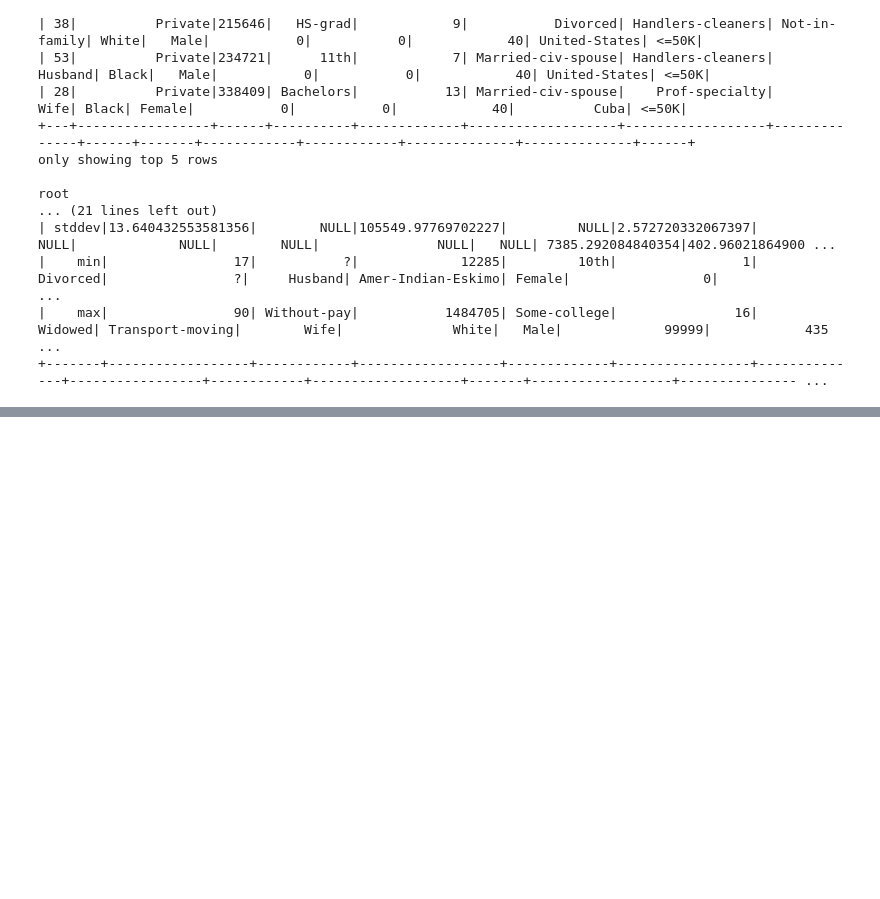
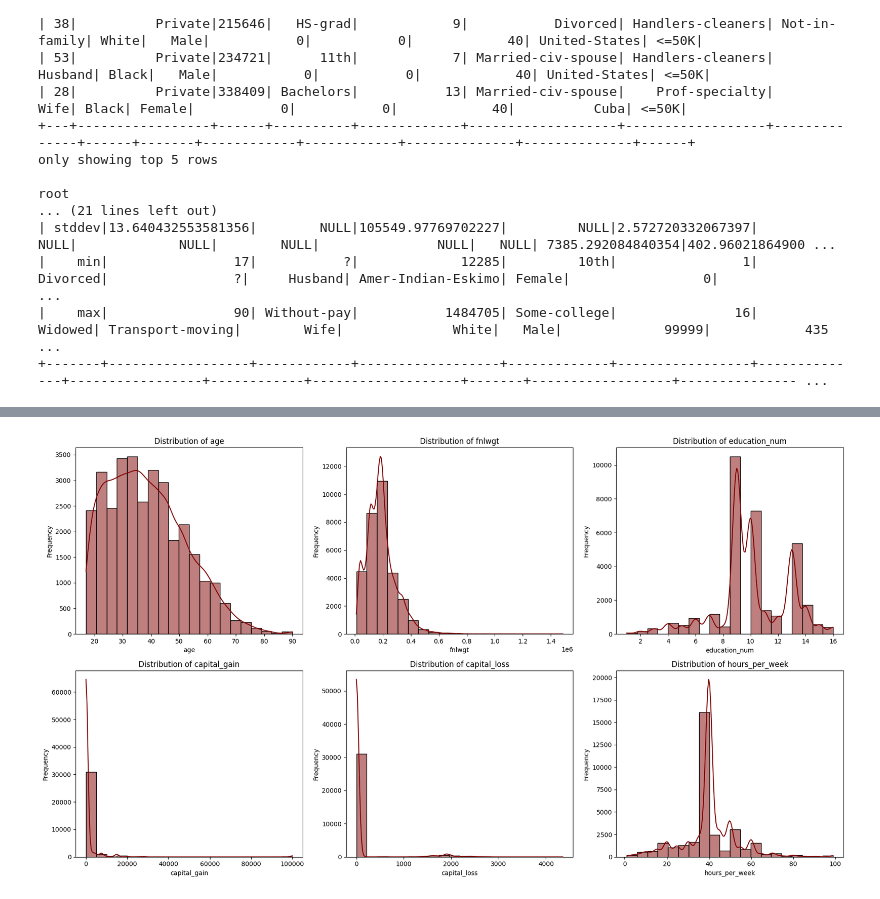
Before and after one commit to firarru/PySpark, a Jupyter notebook: Assesmen_CLO3_Kelompok_4.ipynb, the cells around one changed output, grey strips where cells are left out. Cells and saved outputs as stored; diff of their text form; code cells hidden in the pictures; blank space fills up the shorter version.

```diff
--- a/Assesmen_CLO3_Kelompok_4.ipynb
+++ b/Assesmen_CLO3_Kelompok_4.ipynb
@@ -69,0 +233,38 @@ AttributeError: 'DataFrame' object has no attribute 'shape'
+# %%
+# Daftar kolom numerik yang ingin dianalisis
+numeric_columns = ['age', 'fnlwgt', 'education_num', 'capital_gain', 'capital_loss', 'hours_per_week']
+
+# Membagi kolom menjadi dua kelompok (sesuai jumlah subplot yang tersedia)
+group1 = numeric_columns[:3]  # Kolom pertama sampai ketiga
+group2 = numeric_columns[3:]  # Kolom keempat sampai keenam
+
+# Membuat figure dan axes untuk 2 baris dan 3 kolom
+fig, axes = plt.subplots(2, 3, figsize=(18, 10))  # 2 baris, 3 kolom
+
+# Looping untuk kelompok pertama
+for i, column in enumerate(group1):
+    # Mengambil kolom dari PySpark DataFrame dan mengonversinya ke Pandas DataFrame
+    data = df.select(column).toPandas()
+
+    # Membuat histogram dan KDE (Kernel Density Estimation)
+    sns.histplot(data[column], kde=True, ax=axes[i//3, i%3], color="maroon", bins=20)
+    axes[i//3, i%3].set_title(f"Distribution of {column}")
+    axes[i//3, i%3].set_xlabel(column)
+    axes[i//3, i%3].set_ylabel("Frequency")
+
+# Looping untuk kelompok kedua
+for i, column in enumerate(group2):
+    # Mengambil kolom dari PySpark DataFrame dan mengonversinya ke Pandas DataFrame
+    data = df.select(column).toPandas()
+
+    # Membuat histogram dan KDE
+    sns.histplot(data[column], kde=True, ax=axes[(i+3)//3, (i+3)%3], color="maroon", bins=20)
+    axes[(i+3)//3, (i+3)%3].set_title(f"Distribution of {column}")
+    axes[(i+3)//3, (i+3)%3].set_xlabel(column)
+    axes[(i+3)//3, (i+3)%3].set_ylabel("Frequency")
+
+# Menampilkan grafik
+plt.tight_layout()
+plt.show()
+# %% [output]
+[figure, added]
```
Also changed, not shown: parts of 18 cells of this notebook.
